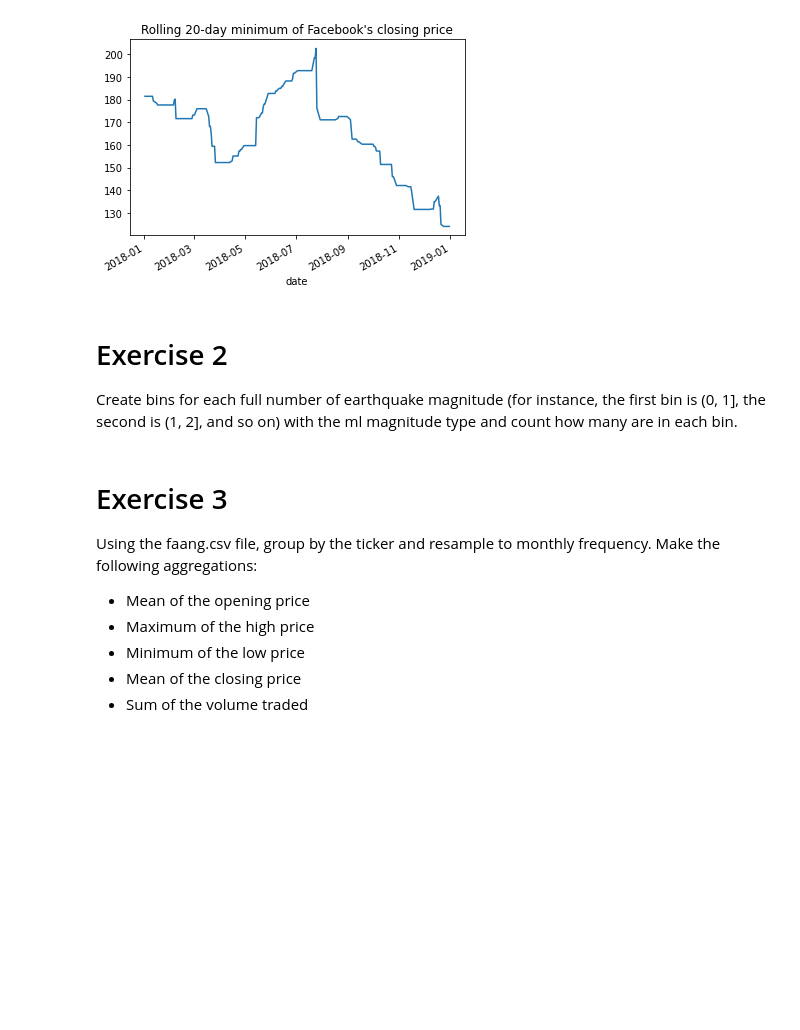
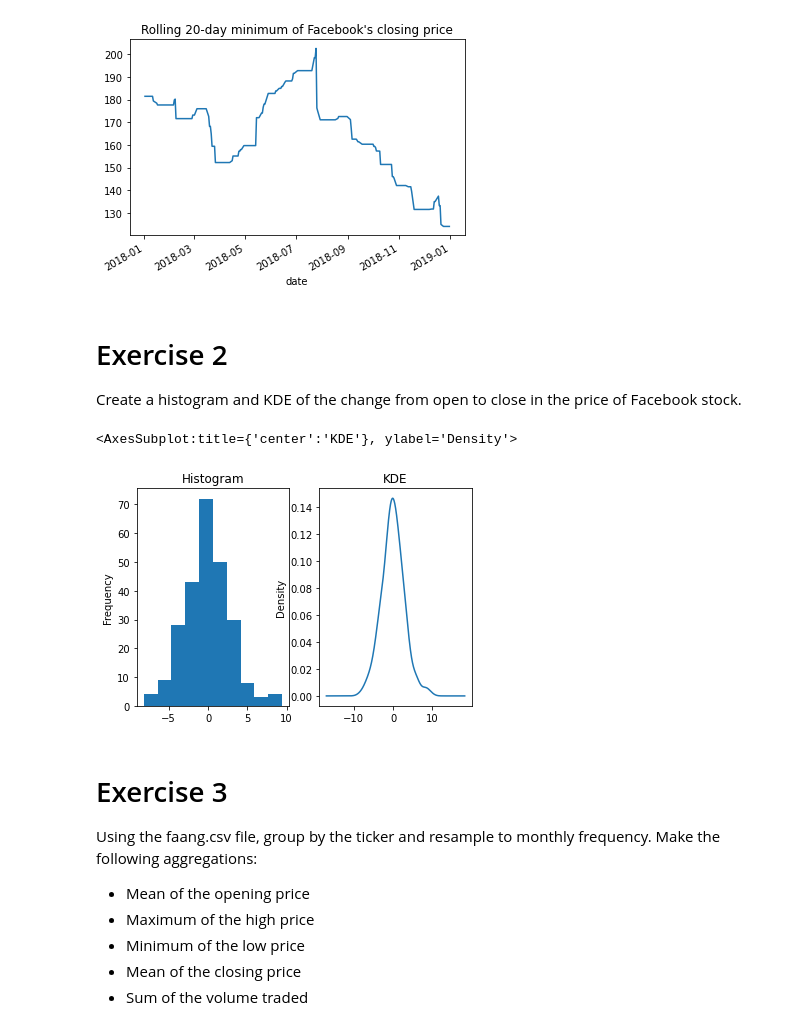
Before and after one commit to will-i-amv-books/Hands-On-Data-Analysis-with-Pandas-2nd-edition, a Jupyter notebook: ch_05/exercises.ipynb, the cells around one changed output. Drawn from its saved outputs; the diff is of its cells as text; code cells hidden in the pictures; blank space fills up the shorter version.

Commit message:
Add code for Exercise2's solution

```diff
--- a/ch_05/exercises.ipynb
+++ b/ch_05/exercises.ipynb
@@ -39,12 +39,32 @@ closePriceRollingMinimum.plot(
 # %% [output]
 <AxesSubplot:title={'center':"Rolling 20-day minimum of Facebook's closing price"}, xlabel='date'>
 [figure]
-# %% [markdown]
-# Exercise 2
-
-Create bins for each full number of earthquake magnitude (for instance, the first bin
-is (0, 1], the second is (1, 2], and so on) with the ml magnitude type and count how
-many are in each bin.
+# %% [markdown]
+# Exercise 2
+
+Create a histogram and KDE of the change from open to close in the price of
+Facebook stock.
+# %%
+diffOpenClose =  fb.open - fb.close
+
+fig, axes = plt.subplots(1, 2)
+
+diffOpenClose\
+    .plot(
+        kind='hist',
+        ax=axes[0],
+        title='Histogram'
+    )
+
+diffOpenClose\
+    .plot(
+        kind='kde',
+        ax=axes[1],
+        title='KDE'
+    )
+# %% [output]
+<AxesSubplot:title={'center':'KDE'}, ylabel='Density'>
+[figure, added]
 # %% [markdown]
 # Exercise 3
 
```
